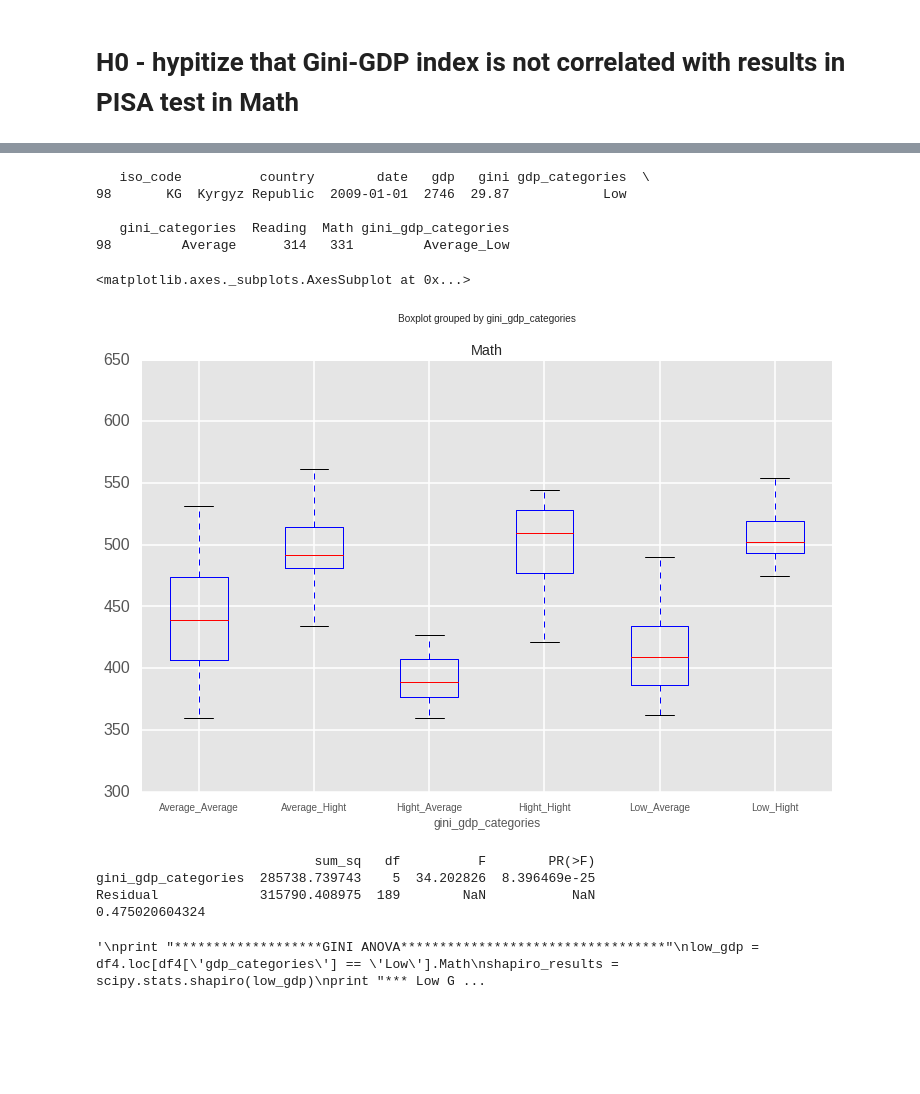
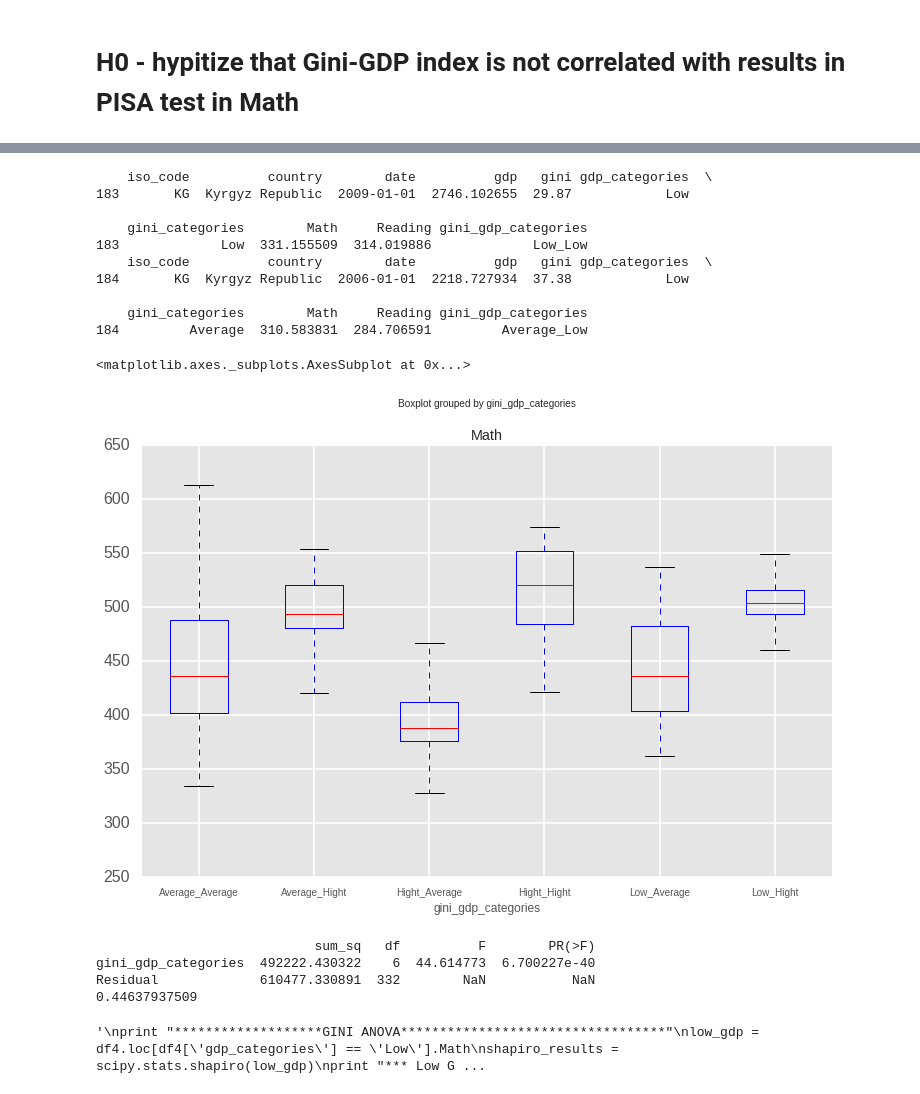
Before and after one commit to friackazoid/GenGini, a Jupyter notebook: ANOVA.ipynb, the cells around one changed output, grey strips where cells are left out. Drawn from its saved outputs; the diff is of its cells as text; code cells hidden in the pictures; blank space fills up the shorter version.

```diff
--- a/ANOVA.ipynb
+++ b/ANOVA.ipynb
@@ -37,6 +28,6 @@ max    140037.000000    64.790000
 # %%
-gdp_bins  = [407, 3249,  22999.5, 140037]
-gini_bins = [16, 28.96, 42.97,   100]
+gdp_bins  = [408, 2945, 22850, 140037]
+gini_bins = [16,  33,   44,    65]
 group_names = ['Low', 'Average', 'Hight']
 # %%
 gdp_gini_subset['gdp_categories'] = pd.cut(gdp_gini_subset['gdp'], gdp_bins, labels=group_names)
@@ -114,0 +69,10 @@ print df4.tail()
+# %%
+#print gdp_gini_subset.head()
+
+pisa_file='pisa_data.csv'
+pisa = pd.read_csv(pisa_file, sep='\t')
+
+df4 = pd.merge(gdp_gini_subset, pisa, how='right', on=['iso_code','country','date'])
+
+print df4.head()
+print df4.tail()
@@ -114,0 +97,5 @@ print df4.tail()
+# %%
+sns.set_context('poster')
+plt.figure(figsize=(14, 7))
+sns.pairplot(df4[['Reading','gdp', 'gini']])
+sns.plt.show()
@@ -239,17 +241,24 @@ df4.boxplot('Math', by='gini_gdp_categories', figsize=(12,8))
 # %%
+print df4.loc[df4['gini_gdp_categories']=='Low_Low']
 print df4.loc[df4['gini_gdp_categories']=='Average_Low']
-df5 = df4[df4.gini_gdp_categories != 'Average_Low']
+df4 = df4[df4.gini_gdp_categories != 'Low_Low']
+df4 = df4[df4.gini_gdp_categories != 'Average_Low']
 # %% [output]
-   iso_code          country        date   gdp   gini gdp_categories  \
-98       KG  Kyrgyz Republic  2009-01-01  2746  29.87            Low
+    iso_code          country        date          gdp   gini gdp_categories  \
+183       KG  Kyrgyz Republic  2009-01-01  2746.102655  29.87            Low
 
-   gini_categories  Reading  Math gini_gdp_categories
-98         Average      314   331         Average_Low
+    gini_categories        Math     Reading gini_gdp_categories
+183             Low  331.155509  314.019886             Low_Low
+    iso_code          country        date          gdp   gini gdp_categories  \
+184       KG  Kyrgyz Republic  2006-01-01  2218.727934  37.38            Low
+
+    gini_categories        Math     Reading gini_gdp_categories
+184         Average  310.583831  284.706591         Average_Low
 # %%
-df5.boxplot('Math', by='gini_gdp_categories', figsize=(12,8))
+df4.boxplot('Math', by='gini_gdp_categories', figsize=(12,8))
 # %% [output]
 <matplotlib.axes._subplots.AxesSubplot at 0x...>
-[figure, old version]
+[figure, new version]
 # %%
 mod = ols('Math ~ gini_gdp_categories', data=df5).fit()
 aov_table = sm.stats.anova_lm(mod, typ=2)
@@ -258,9 +267,9 @@ print aov_table
 print esq_sm
 # %% [output]
                             sum_sq   df          F        PR(>F)
-gini_gdp_categories  285738.739743    5  34.202826  8.396469e-25
-Residual             315790.408975  189        NaN           NaN
-0.475020604324
+gini_gdp_categories  492222.430322    6  44.614773  6.700227e-40
+Residual             610477.330891  332        NaN           NaN
+0.44637937509
 # %%
 '''
 H0 - hypitize that GDP index is not correlated with results in PISA test
```
Also changed, not shown: parts of 16 cells of this notebook, 3 other files.
